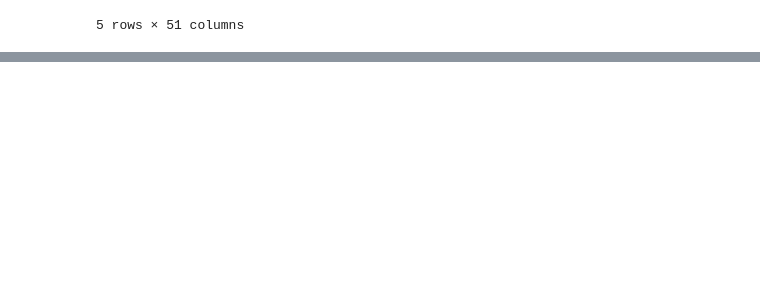
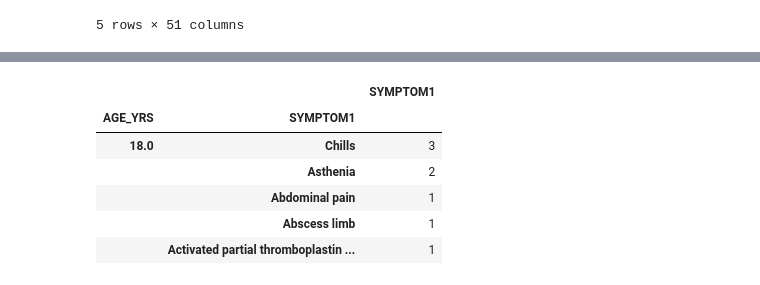
Before and after one commit to verocastillo/vae-watcher, a Jupyter notebook: machine-learning/linear-analysis.ipynb, the cells around one changed output, grey strips where cells are left out. Drawn from its saved outputs; the diff is of its cells as text; code cells hidden in the pictures; blank space fills up the shorter version.

```diff
--- a/machine-learning/linear-analysis.ipynb
+++ b/machine-learning/linear-analysis.ipynb
@@ -73,0 +232,11 @@ vae_df.head()
+# %%
+# Get values for age (men), and the symptoms
+clean = vae_df[vae_df["SEX"]=="M"]
+agesev_df = pd.DataFrame(clean[["AGE_YRS","SYMPTOM1"]])
+agesev_df["AGE_YRS"].replace('', np.nan, inplace=True)
+agesev_df.dropna(subset=['AGE_YRS'], inplace=True)
+agesev_df["AGE_YRS"] = pd.to_numeric(agesev_df["AGE_YRS"])
+agesev_df = agesev_df[agesev_df["AGE_YRS"]>=18]
+agesev_df = agesev_df[agesev_df["AGE_YRS"]<=100]
+agesev_df = agesev_df.reset_index(drop=True)
+agesev_df.head()
@@ -73,0 +250,12 @@ vae_df.head()
+# %%
+# Get value counts per age
+agesev_df = pd.DataFrame(agesev_df.groupby('AGE_YRS')['SYMPTOM1'].value_counts())
+agesev_df.head()
+# %% [output]
+|  |  | SYMPTOM1 |
+| AGE_YRS | SYMPTOM1 |  |
+| 18.0 | Chills | 3 |
+|  | Asthenia | 2 |
+|  | Abdominal pain | 1 |
+|  | Abscess limb | 1 |
+|  | Activated partial thromboplastin ... | 1 |
```
Also changed, not shown: parts of 21 cells of this notebook.
